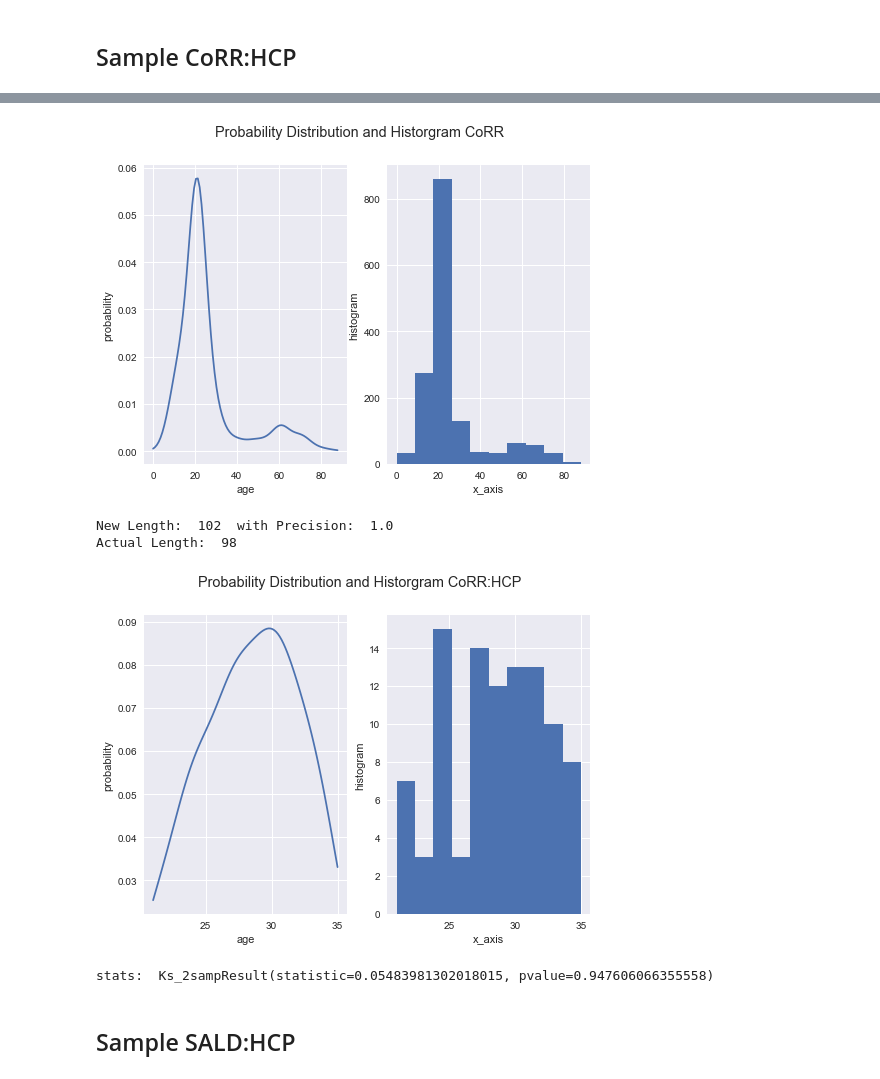
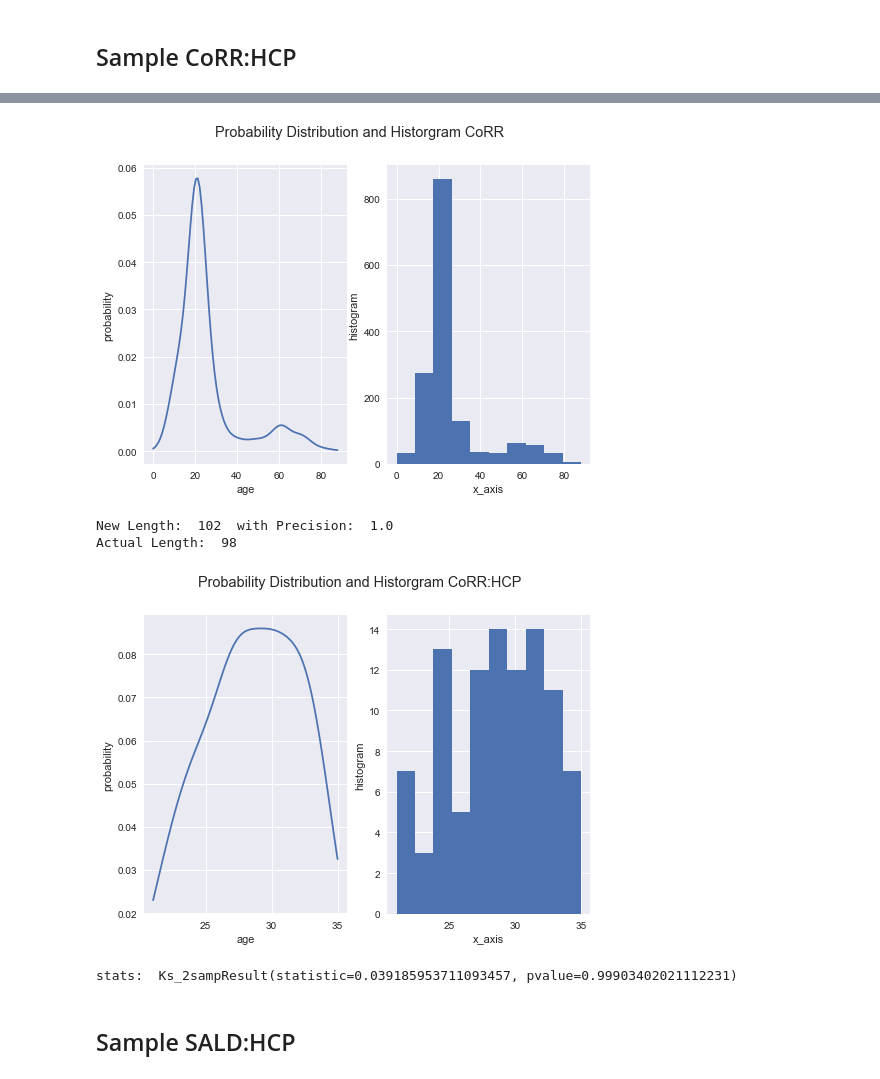
Before and after one commit to niniko1997/NNDSP, a Jupyter notebook: anal/analysis_notebooks/follow_up_analysis/hypothesis_1.ipynb, the cells around one changed output, grey strips where cells are left out. Cells and saved outputs as stored; diff of their text form; code cells hidden in the pictures.

```diff
--- a/anal/analysis_notebooks/follow_up_analysis/hypothesis_1.ipynb
+++ b/anal/analysis_notebooks/follow_up_analysis/hypothesis_1.ipynb
@@ -99,5 +81,0 @@ df_hcp = pd.merge(df_hcp, pd.read_csv(hcp_pheno_file.as_posix()), on='Subject')
-# %%
-# rename columns so that we have standardization across datasets
-df_hcp = df_hcp.rename(index=str, columns={'Subject' : 'subject', 'Age_in_Yrs' : 'age'})
-df_hcp = df_hcp.drop_duplicates(subset='subject', keep='first')
-df_hcp.head()
@@ -142,7 +96,6 @@ df_nki.head()
 ## CoRR Subject Data
 # %%
 # merge the subjects that we have fs and add subject number
-df_corr = pd.DataFrame({'subj_paths' : [x.as_posix() for x in corr_fs_dir.glob('sub-*')]})
-df_corr = df_corr.assign(SUBID = [int(Path(x).name[4:11]) for x in df_corr.subj_paths])
+df_corr = corr_subjectdata(corr_fs_dir, corr_pheno_file)
 df_corr.head()
 # %% [output]
@@ -155,10 +107,0 @@ df_corr.head()
-# %%
-# merge subjects with ages
-df_corr = pd.merge(df_corr, pd.read_csv(corr_pheno_file.as_posix()), on='SUBID')
-# %%
-# rename so that we have standardization across datasets
-df_corr = df_corr.rename(index=str, columns={'SUBID' : 'subject', 'AGE_AT_SCAN_1' : 'age'})
-df_corr = df_corr.sort_values(by='subj_paths')
-df_corr = df_corr.drop_duplicates(subset='subject', keep='first')
-df_corr.age = pd.to_numeric(df_corr.age, errors='coerce').fillna(0).astype(np.int64)
-df_corr.head()
@@ -247,13 +170,14 @@ stats:  Ks_2sampResult(statistic=0.029577553198167073, pvalue=0.9999995836029330
 ## Sample CoRR:HCP
 # %%
 df_corr_hcp = sample(df_corr, df_hcp, title_to='CoRR', title_from='HCP', bucket_size=3)
+df_corr_hcp = df_corr_hcp.sort_values(by='subject')
 # %% [output]
 [figure]
 [figure]
 New Length:  102  with Precision:  1.0
 Actual Length:  98
-[figure, old version]
+[figure, new version]
-stats:  Ks_2sampResult(statistic=0.05483981302018015, pvalue=0.947606066355558)
+stats:  Ks_2sampResult(statistic=0.039185953711093457, pvalue=0.99903402021112231)
 # %% [markdown]
 ## Sample SALD:HCP
 # %%
```
Also changed, not shown: parts of 56 cells of this notebook, 4 other files.
